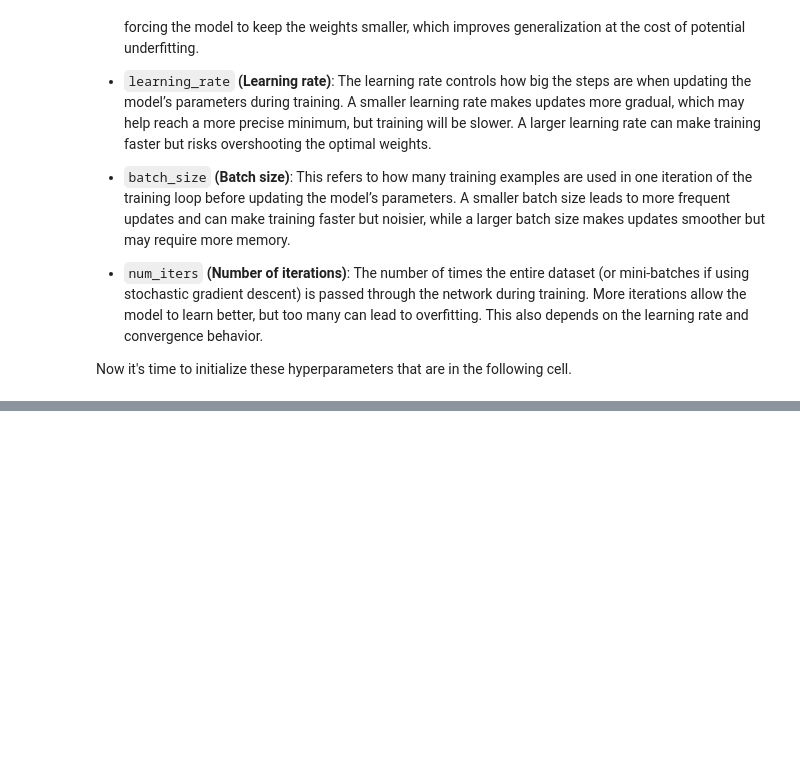
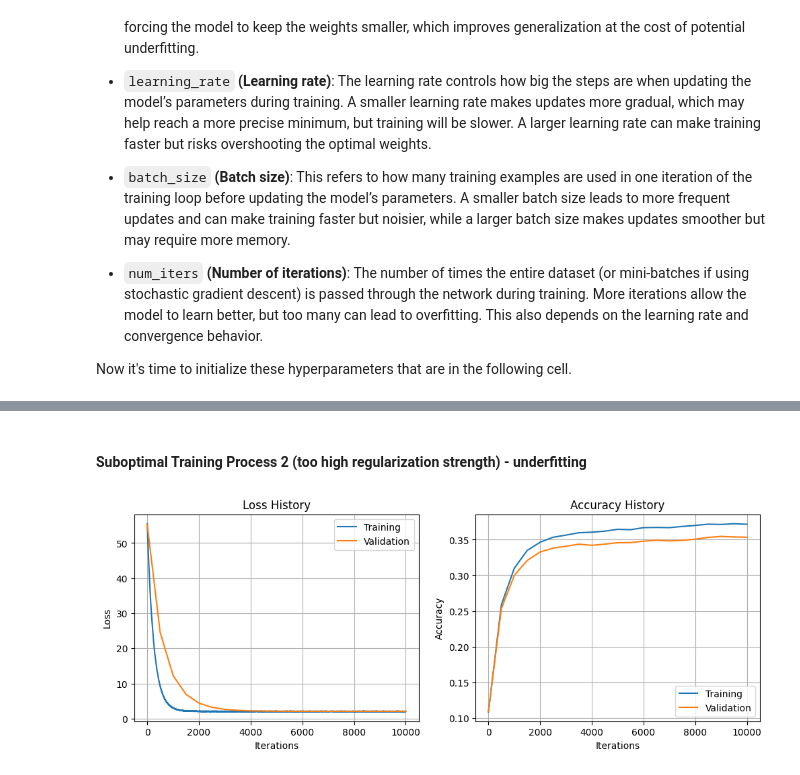
Before and after one commit to pilcsimo/classification, a Jupyter notebook: mlp_part_2.ipynb, the cells around one changed output, grey strips where cells are left out. Cells and saved outputs as stored; diff of their text form; code cells hidden in the pictures; blank space fills up the shorter version.

```diff
--- a/mlp_part_2.ipynb
+++ b/mlp_part_2.ipynb
@@ -135,0 +168,25 @@ Share a brief summary of your training results. Discuss the hyperparameters you
+# %% [markdown]
+#### Suboptimal Training Process 2 (too high regularization strength) - underfitting
+# %%
+hidden_dim_1 = 512  # the number of hidden units in the first hidden layer (int)
+hidden_dim_2 = 128 # the number of hidden units in the second hidden layer (int)
+reg = 0.05  # the regularization strength (float)
+learning_rate = 0.02  # the learning rate (float)
+batch_size = 128  # the batch size (int) 45000 in total
+num_iters = 10000 # the number of iterations (int)
+
+# Train the MLP with ReLU activation function
+mlp_relu = MLPClassifier(num_features,
+                         hidden_dim_1,
+                         hidden_dim_2,
+                         num_classes,
+                         reg=reg,
+                         learning_rate=learning_rate,
+                         batch_size=batch_size,
+                         num_iters=num_iters)
+relu_loss_history, relu_acc_history = mlp_relu.train(X_train, y_train, X_val, y_val)
+
+# Plot the training loss and accuracy and visualize the decision boundaries
+plot_training(relu_loss_history, relu_acc_history, ema=True, alpha=0.5)
+# %% [output]
+[figure, added]
```
Also changed, not shown: parts of 12 cells of this notebook, 3 other files.
